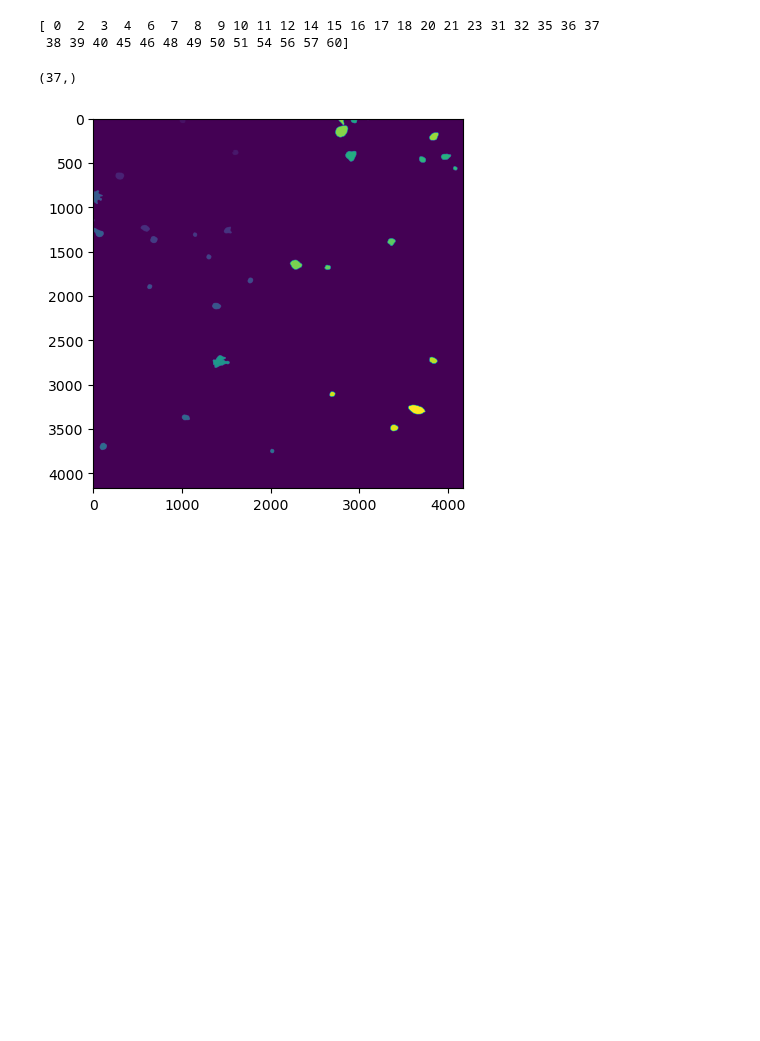
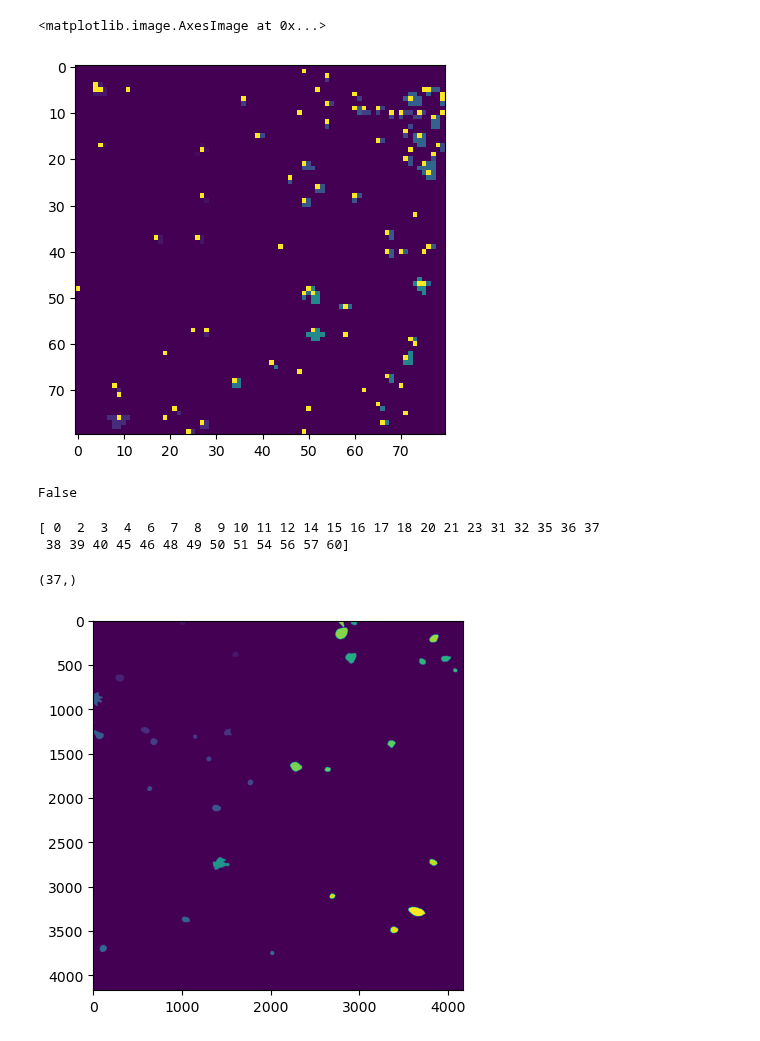
Before and after one commit to wittmajerd/U-Net-and-SRU-Net-segmentation, a Jupyter notebook: new.ipynb, the cells around one changed output. Drawn from its saved outputs; the diff is of its cells as text; code cells hidden in the pictures; blank space fills up the shorter version.

```diff
--- a/new.ipynb
+++ b/new.ipynb
@@ -26,0 +106,17 @@ for d in data:
+# %%
+# assuming interpolated_mask is your mask and it's a numpy array
+# and scaled_centers are your centers
+
+for point in scaled_centers:
+    y, x = point
+    # set the corresponding pixel in the mask to 255 (or any other value you want)
+    interpolated_mask[int(y), int(x)] = 255
+# %%
+plt.imshow(interpolated_mask)
+# %% [output]
+<matplotlib.image.AxesImage at 0x...>
+[figure, added]
+# %%
+print(has_duplicate_arrays(scaled_centers))
+# %% [output]
+False
```
Also changed, not shown: parts of 22 cells of this notebook.
